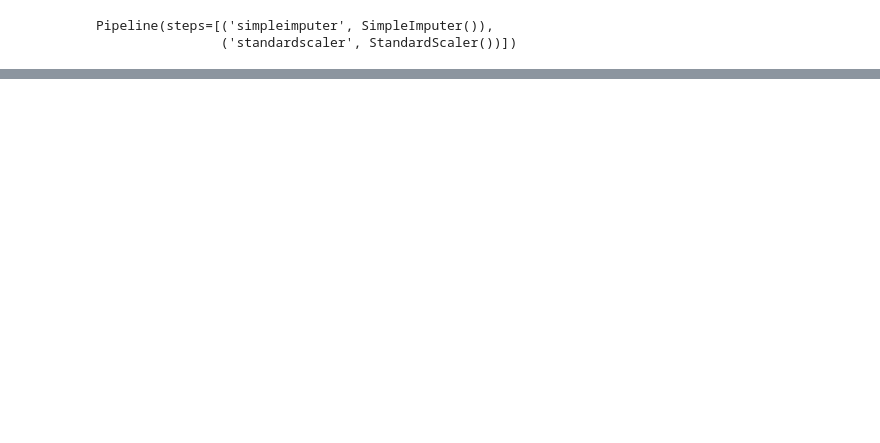
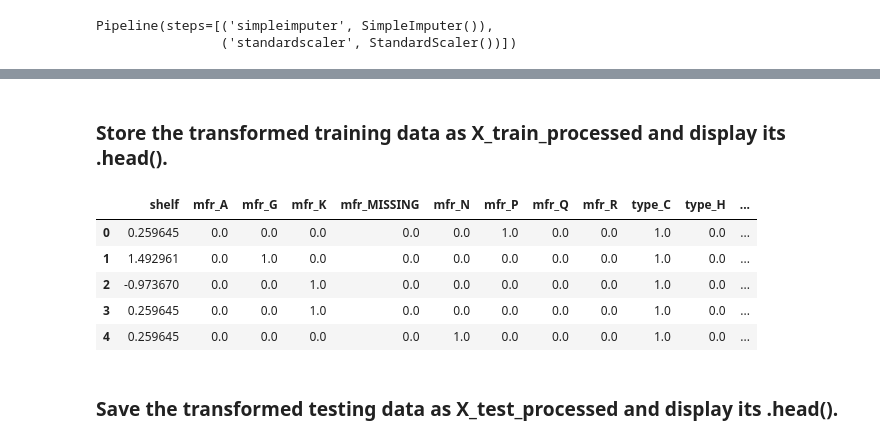
Before and after one commit to Rahafhosari/DataScience2024-2025, a Jupyter notebook: pipeline_column_transformer_core.ipynb, the cells around one changed output, grey strips where cells are left out. Saved outputs shown, nothing was run; the diff lists cells and outputs as text; code cells hidden in the pictures; blank space fills up the shorter version.

```diff
--- a/pipeline_column_transformer_core.ipynb
+++ b/pipeline_column_transformer_core.ipynb
@@ -220,0 +262,6 @@ Pipeline(steps=[('simpleimputer', SimpleImputer()),
+# %%
+#Get the only the selected Columns calories, protein, fat, fiber, sugars
+# All Numerical Cols = ['calories', 'protein', 'fat', 'sodium', 'fiber', 'carbo', 'sugars',
+      #  'potass', 'vitamins', 'weight', 'cups']
+numerical_cols = numerical_cols.drop(['sodium','carbo','potass','vitamins','weight','cups'])
+numerical_cols
@@ -220,0 +270,4 @@ Pipeline(steps=[('simpleimputer', SimpleImputer()),
+# %%
+#Numerical Tuple
+numerical_tuple = ('numerical', numerical_pipeline, numerical_cols)
+numerical_tuple
@@ -220,0 +281,5 @@ Pipeline(steps=[('simpleimputer', SimpleImputer()),
+# %%
+# Instantiate with verbose_feature_names_out=False
+col_transformer = ColumnTransformer([ordinal_tuple,nominal_tuple,numerical_tuple],
+                                    verbose_feature_names_out=False)
+col_transformer
@@ -220,0 +306,2 @@ Pipeline(steps=[('simpleimputer', SimpleImputer()),
+# %%
+col_transformer.fit(X_train)
@@ -220,0 +326,17 @@ Pipeline(steps=[('simpleimputer', SimpleImputer()),
+# %% [markdown]
+###  Store the transformed training data as X_train_processed and display its .head().
+# %%
+X_train_processed = col_transformer.transform(X_train)
+
+# Convert to DataFrame
+X_train_processed = pd.DataFrame(X_train_processed, columns=col_transformer.get_feature_names_out())
+X_train_processed.head()
+# %% [output]
+|  | shelf | mfr_A | mfr_G | mfr_K | mfr_MISSING | mfr_N | mfr_P | mfr_Q | mfr_R | type_C | type_H | ... |
+| 0 | 0.259645 | 0.0 | 0.0 | 0.0 | 0.0 | 0.0 | 1.0 | 0.0 | 0.0 | 1.0 | 0.0 | ... |
+| 1 | 1.492961 | 0.0 | 1.0 | 0.0 | 0.0 | 0.0 | 0.0 | 0.0 | 0.0 | 1.0 | 0.0 | ... |
+| 2 | -0.973670 | 0.0 | 0.0 | 1.0 | 0.0 | 0.0 | 0.0 | 0.0 | 0.0 | 1.0 | 0.0 | ... |
+| 3 | 0.259645 | 0.0 | 0.0 | 1.0 | 0.0 | 0.0 | 0.0 | 0.0 | 0.0 | 1.0 | 0.0 | ... |
+| 4 | 0.259645 | 0.0 | 0.0 | 0.0 | 0.0 | 1.0 | 0.0 | 0.0 | 0.0 | 1.0 | 0.0 | ... |
+# %% [markdown]
+### Save the transformed testing data as X_test_processed and display its .head().
```
Also changed, not shown: parts of 20 cells of this notebook.
